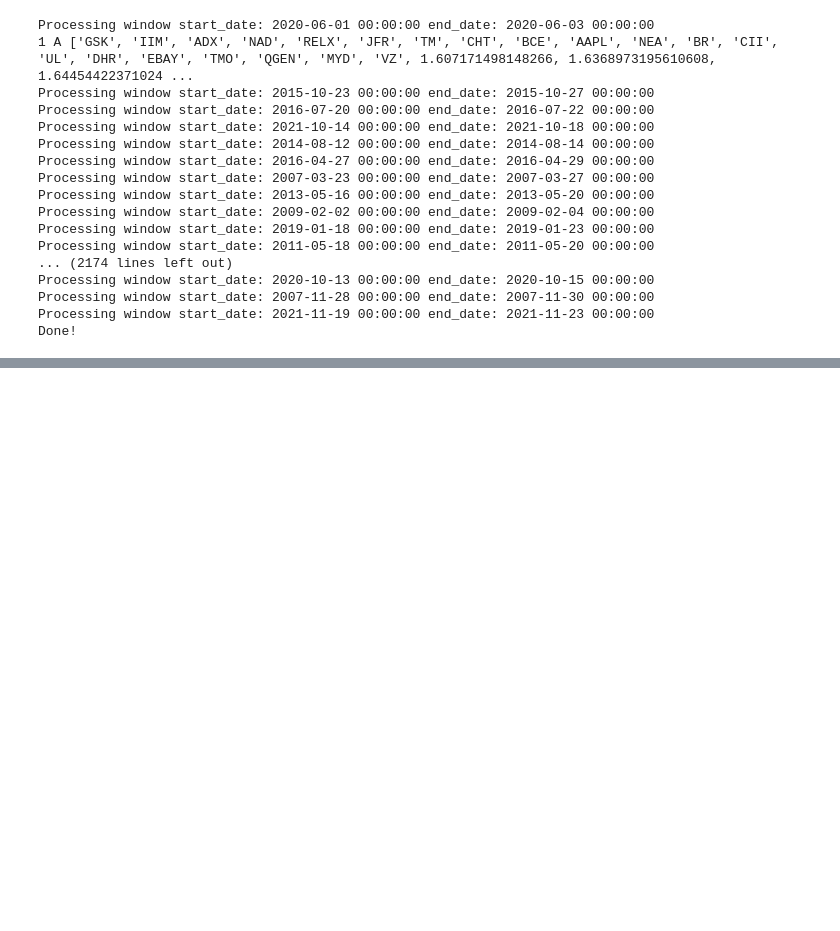
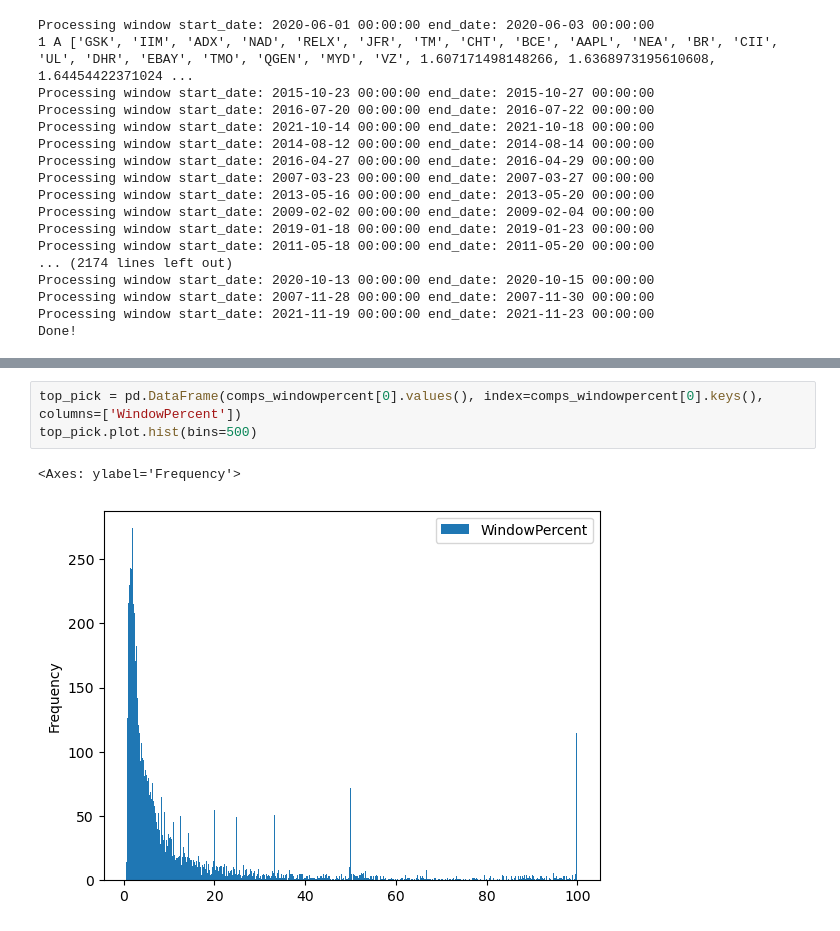
Before and after one commit to bankeiyotaku/stockdata, a Jupyter notebook: comps_lookup.ipynb, the cells around one changed output, grey strips where cells are left out. Drawn from its saved outputs; the diff is of its cells as text; blank space fills up the shorter version.

```diff
--- a/comps_lookup.ipynb
+++ b/comps_lookup.ipynb
@@ -201,0 +292,6 @@ for index in ticker_list.index:
+# %%
+top_pick = pd.DataFrame(comps_windowpercent[0].values(), index=comps_windowpercent[0].keys(), columns=['WindowPercent'])
+top_pick.plot.hist(bins=500)
+# %% [output]
+<Axes: ylabel='Frequency'>
+[figure, added]
```
Also changed, not shown: parts of 8 cells of this notebook.
